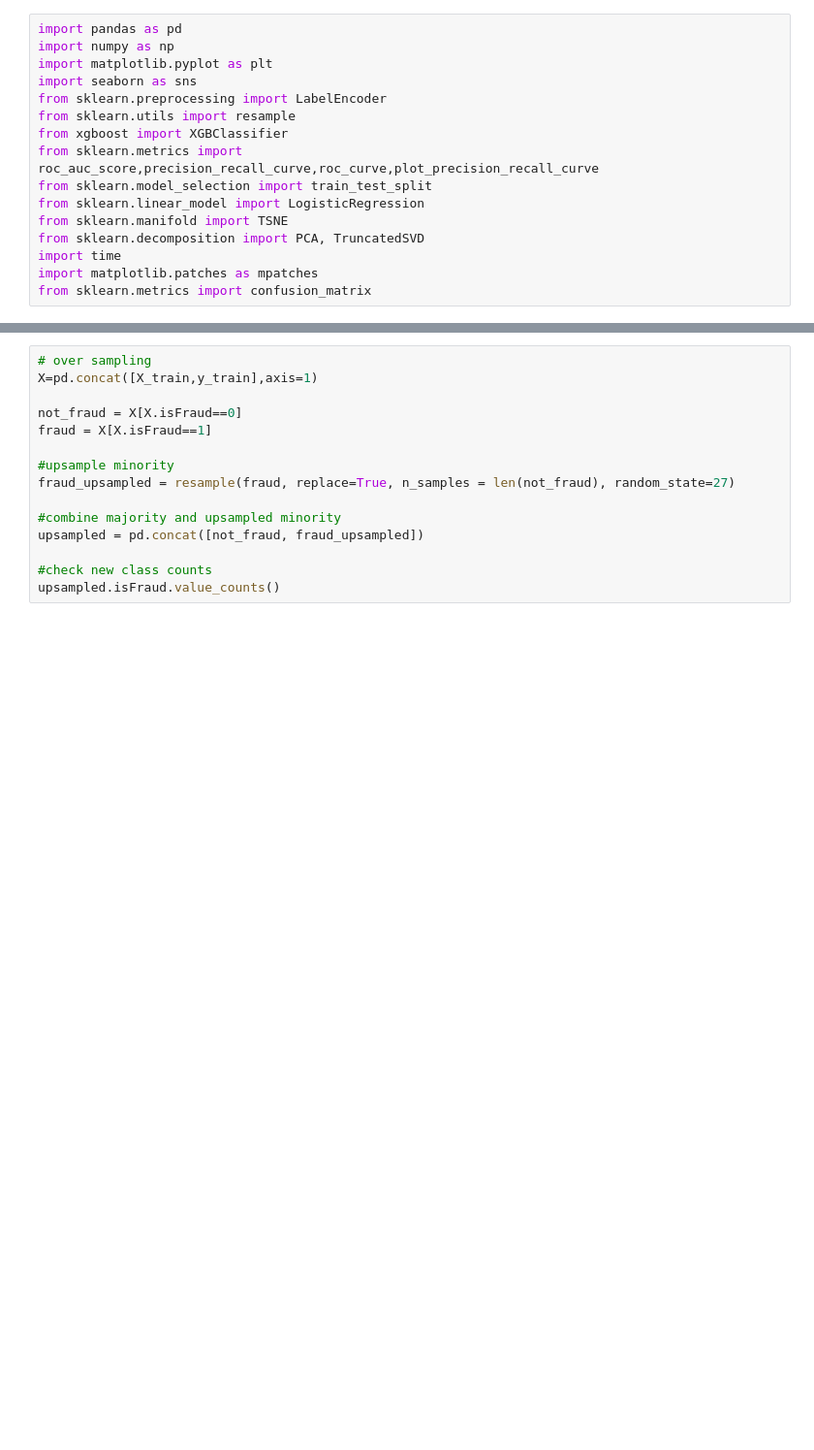
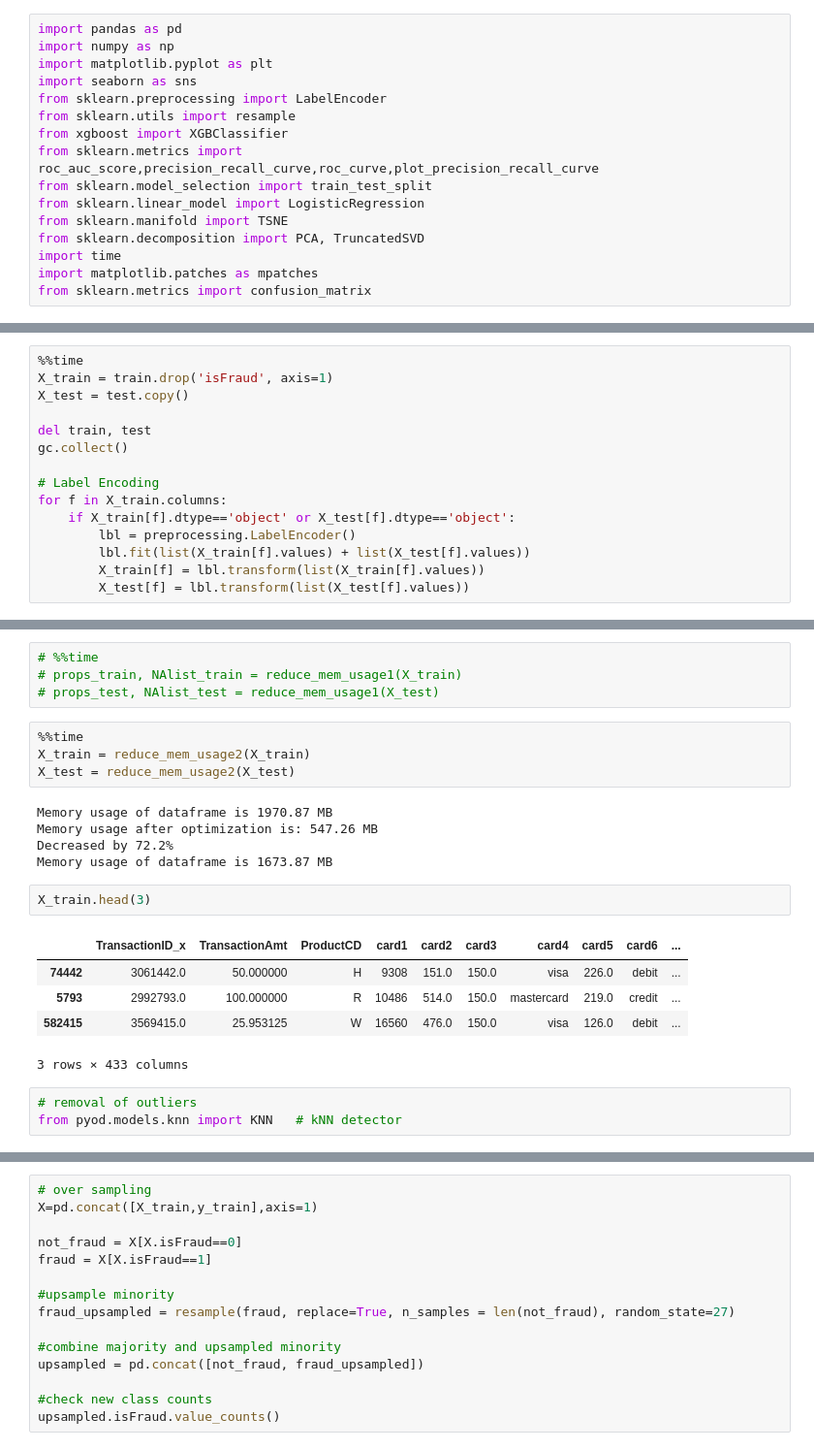
Before and after one commit to monjurmorshed793/credit-card-fraud-detection, a Jupyter notebook: credit-card-fraud.ipynb, the cells around one changed output, grey strips where cells are left out. Shown at 97% size. Drawn from its saved outputs; the diff is of its cells as text; blank space fills up the shorter version.

```diff
--- a/credit-card-fraud.ipynb
+++ b/credit-card-fraud.ipynb
@@ -108,0 +179,15 @@ Data set merged
+# %%
+%%time
+X_train = train.drop('isFraud', axis=1)
+X_test = test.copy()
+
+del train, test
+gc.collect()
+
+# Label Encoding
+for f in X_train.columns:
+    if X_train[f].dtype=='object' or X_test[f].dtype=='object':
+        lbl = preprocessing.LabelEncoder()
+        lbl.fit(list(X_train[f].values) + list(X_test[f].values))
+        X_train[f] = lbl.transform(list(X_train[f].values))
+        X_test[f] = lbl.transform(list(X_test[f].values))
@@ -108,0 +306,24 @@ Data set merged
+# %%
+# %%time
+# props_train, NAlist_train = reduce_mem_usage1(X_train)
+# props_test, NAlist_test = reduce_mem_usage1(X_test)
+# %%
+%%time
+X_train = reduce_mem_usage2(X_train)
+X_test = reduce_mem_usage2(X_test)
+# %% [output]
+Memory usage of dataframe is 1970.87 MB
+Memory usage after optimization is: 547.26 MB
+Decreased by 72.2%
+Memory usage of dataframe is 1673.87 MB
+# %%
+X_train.head(3)
+# %% [output]
+|  | TransactionID_x | TransactionAmt | ProductCD | card1 | card2 | card3 | card4 | card5 | card6 | ... |
+| 74442 | 3061442.0 | 50.000000 | H | 9308 | 151.0 | 150.0 | visa | 226.0 | debit | ... |
+| 5793 | 2992793.0 | 100.000000 | R | 10486 | 514.0 | 150.0 | mastercard | 219.0 | credit | ... |
+| 582415 | 3569415.0 | 25.953125 | W | 16560 | 476.0 | 150.0 | visa | 126.0 | debit | ... |
+3 rows × 433 columns
+# %%
+# removal of outliers
+from pyod.models.knn import KNN   # kNN detector
```
Also changed, not shown: parts of 22 cells of this notebook.
